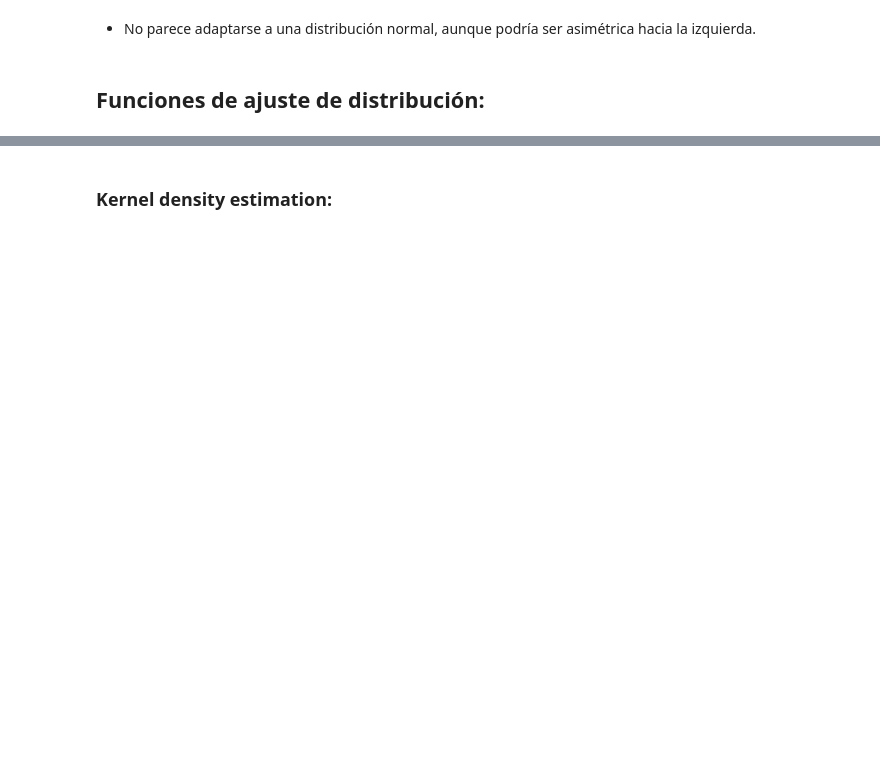
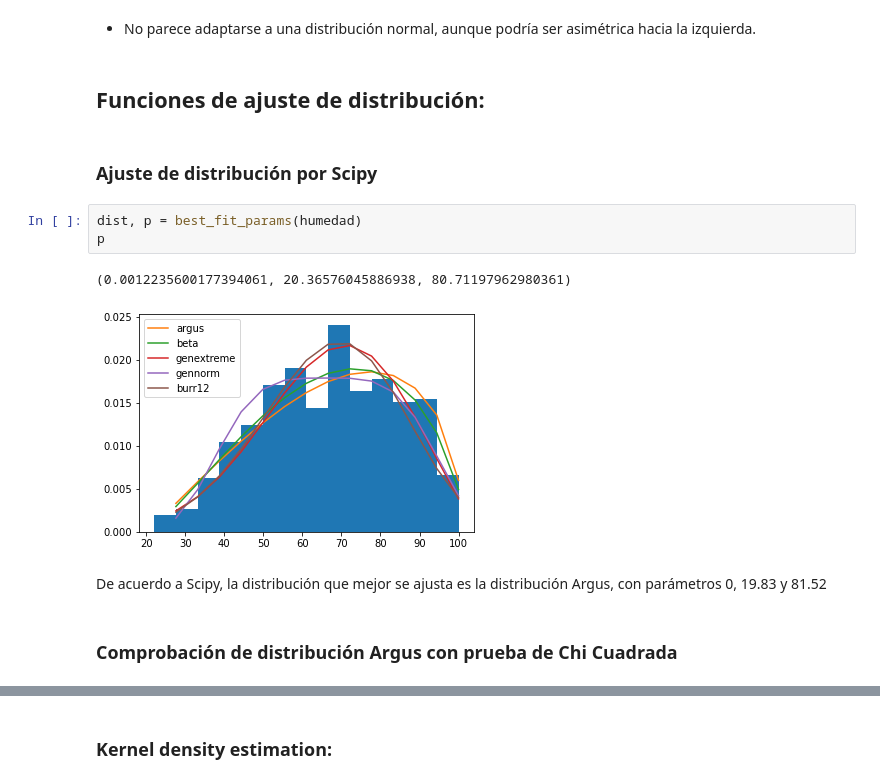
Before and after one commit to PintorOD1997/ProyectoConjunto_LandaverdeI_PintorD, a Jupyter notebook: ProyectoModulo1_OchoaD_MercadoI.ipynb, the cells around one changed output, grey strips where cells are left out. Cells and saved outputs as stored; diff of their text form; blank space fills up the shorter version.

```diff
--- a/ProyectoModulo1_OchoaD_MercadoI.ipynb
+++ b/ProyectoModulo1_OchoaD_MercadoI.ipynb
@@ -694,3 +710,15 @@ plt.show()
 - No parece adaptarse a una distribución normal, aunque podría ser asimétrica hacia la izquierda.
 # %% [markdown]
 ## Funciones de ajuste de distribución:
+# %% [markdown]
+### Ajuste de distribución por Scipy
+# %%
+dist, p = best_fit_params(humedad)
+p
+# %% [output]
+(0.0012235600177394061, 20.36576045886938, 80.71197962980361)
+[figure, added]
+# %% [markdown]
+De acuerdo a Scipy, la distribución que mejor se ajusta es la distribución Argus, con parámetros 0, 19.83 y 81.52
+# %% [markdown]
+### Comprobación de distribución Argus con prueba de Chi Cuadrada
```
Also changed, not shown: parts of 57 cells of this notebook.
